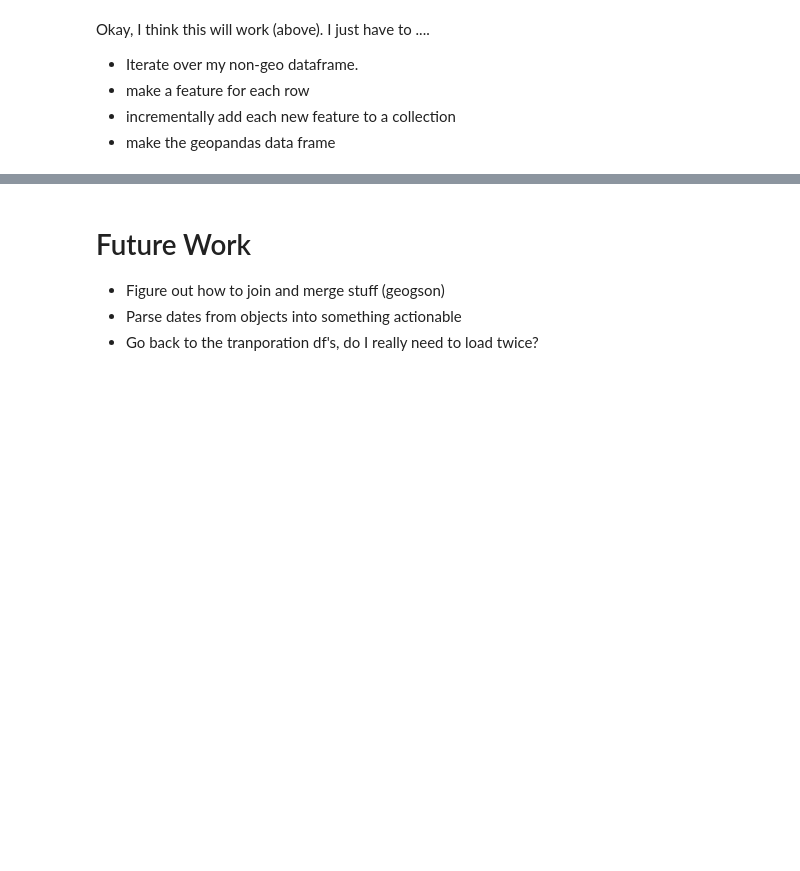
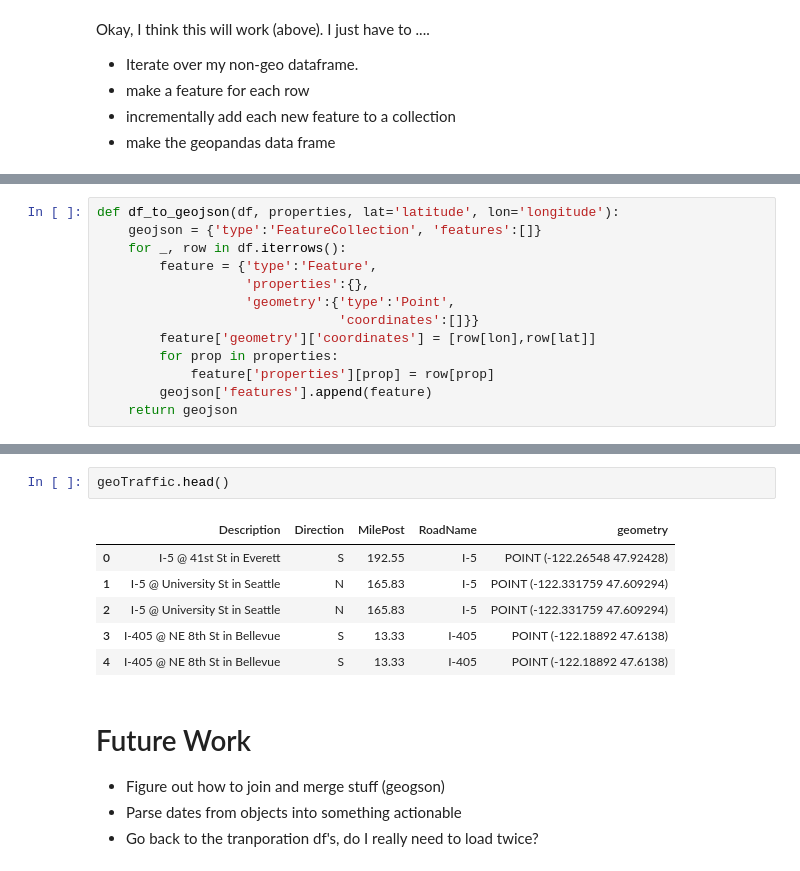
Before and after one commit to Data4Democracy/democratizing_weather_data, a Jupyter notebook: democratizing_weather_data/streaming/prototypes/analyze.ipynb, the cells around one changed output, grey strips where cells are left out. Saved outputs shown, nothing was run; the diff lists cells and outputs as text; blank space fills up the shorter version.

```diff
--- a/democratizing_weather_data/streaming/prototypes/analyze.ipynb
+++ b/democratizing_weather_data/streaming/prototypes/analyze.ipynb
@@ -775,0 +778,13 @@ Okay, I think this will work (above). I just have to ....
+# %%
+def df_to_geojson(df, properties, lat='latitude', lon='longitude'):
+    geojson = {'type':'FeatureCollection', 'features':[]}
+    for _, row in df.iterrows():
+        feature = {'type':'Feature',
+                   'properties':{},
+                   'geometry':{'type':'Point',
+                               'coordinates':[]}}
+        feature['geometry']['coordinates'] = [row[lon],row[lat]]
+        for prop in properties:
+            feature['properties'][prop] = row[prop]
+        geojson['features'].append(feature)
+    return geojson
@@ -776,3 +833,12 @@ Okay, I think this will work (above). I just have to ....
+# %%
+geoTraffic.head()
+# %% [output]
+|  | Description | Direction | MilePost | RoadName | geometry |
+| 0 | I-5 @ 41st St in Everett | S | 192.55 | I-5 | POINT (-122.26548 47.92428) |
+| 1 | I-5 @ University St in Seattle | N | 165.83 | I-5 | POINT (-122.331759 47.609294) |
+| 2 | I-5 @ University St in Seattle | N | 165.83 | I-5 | POINT (-122.331759 47.609294) |
+| 3 | I-405 @ NE 8th St in Bellevue | S | 13.33 | I-405 | POINT (-122.18892 47.6138) |
+| 4 | I-405 @ NE 8th St in Bellevue | S | 13.33 | I-405 | POINT (-122.18892 47.6138) |
 # %% [markdown]
 # Future Work
 - Figure out how to join and merge stuff (geogson)
```
Also changed, not shown: parts of 9 cells of this notebook.
